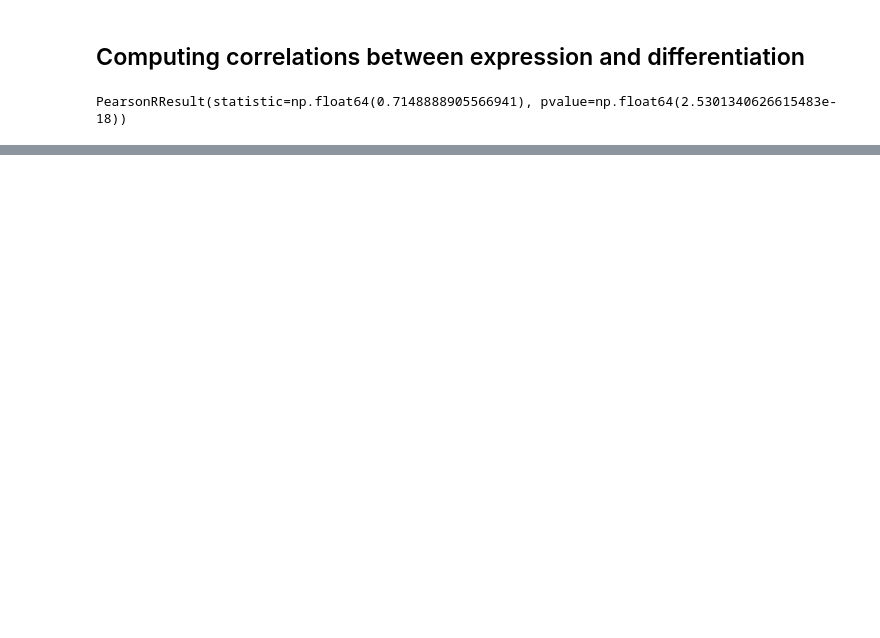
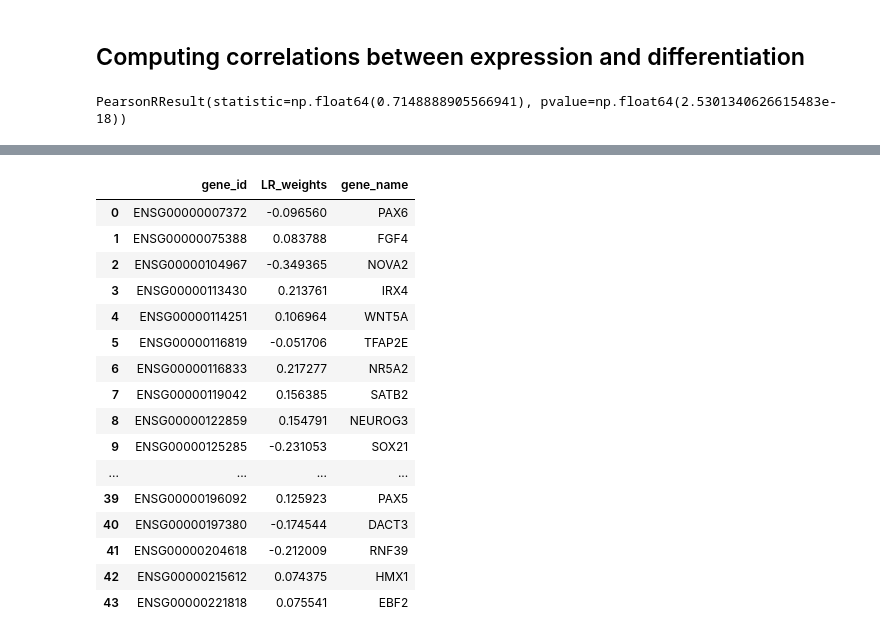
Before and after one commit to AMovillaMiangolarra/hiPSCchromatin-SVM, a Jupyter notebook: Differentiation_prediction/Dopaminergic_differentiation.ipynb, the cells around one changed output, grey strips where cells are left out. Cells and saved outputs as stored; diff of their text form; code cells hidden in the pictures; blank space fills up the shorter version.

```diff
--- a/Differentiation_prediction/Dopaminergic_differentiation.ipynb
+++ b/Differentiation_prediction/Dopaminergic_differentiation.ipynb
@@ -116,10 +86,0 @@ rpipe = pipeline.Pipeline([('scaler', MinMaxScaler()),
-# %%
-#Filtered data
-
-f_tpm_geneid_K27=tpm_geneid_K27[tpm_geneid_K27.columns[fcols]]
-
-Xall=f_tpm_geneid_K27.to_numpy()
-Yall=np.array(assessed_RNA.bin_outc.values, dtype='int')
-
-samplesX = tuple(Xall[:, i] for i in range(Xall.shape[1]))
-samples = samplesX + (Yall,)
@@ -258,9 +218,0 @@ f_tpm_geneid_K27_meta
-# %%
-# Bootstrapping to retain most reliable (meta)features
-
-#Sample prep
-Xall=f_tpm_geneid_K27_meta.to_numpy()
-Yall=np.array(assessed_RNA.bin_outc.values, dtype='int')
-
-samplesX = tuple(Xall[:, i] for i in range(Xall.shape[1]))
-samples_meta = samplesX + (Yall,)
@@ -413,12 +384,38 @@ plt.savefig("Fig7AB.png", format='png', dpi=300)
 # %%
 #Final model to obtain weights of the logistic regression with the entire dataset (creation of SF2).
-#Note that 1) Xall, Yall need to be filtered first (to use only 47 genes)
-# and 2) the logistic regression assumes that outcome=1 is failure to differentiate (success=0)
+#Note that the logistic regression assumes that outcome=1 is failure to differentiate (success=0)
 
-clf=rpipe.fit(Xall, Yall)
-weights=clf['LR'].coef_
-genes=f_tpm_geneid_K27.columns
+pos, neg = stability_l2(Xall, Yall)
+f_pos=pos>0.95
+f_neg=neg>0.95
+f_tot=f_pos+f_neg
+
+X_sel=Xall[:,f_tot]
+
+clf_ss = rpipe.fit(X_sel, Yall)
+weights=clf_ss['LR'].coef_
+genes=tpm_geneid_K27.columns[f_tot]
 
 LR_coeffs=pd.DataFrame(data={'gene_id': genes, 'LR_weights': weights[0]})
 LR_coeffs=pd.merge(LR_coeffs, clusters[['gene_id', 'gene_name']], on="gene_id")
 LR_coeffs.to_csv("Supplementary_File_2.csv")
+# %%
+LR_coeffs
+# %% [output]
+|  | gene_id | LR_weights | gene_name |
+| 0 | ENSG00000007372 | -0.096560 | PAX6 |
+| 1 | ENSG00000075388 | 0.083788 | FGF4 |
+| 2 | ENSG00000104967 | -0.349365 | NOVA2 |
+| 3 | ENSG00000113430 | 0.213761 | IRX4 |
+| 4 | ENSG00000114251 | 0.106964 | WNT5A |
+| 5 | ENSG00000116819 | -0.051706 | TFAP2E |
+| 6 | ENSG00000116833 | 0.217277 | NR5A2 |
+| 7 | ENSG00000119042 | 0.156385 | SATB2 |
+| 8 | ENSG00000122859 | 0.154791 | NEUROG3 |
+| 9 | ENSG00000125285 | -0.231053 | SOX21 |
+| ... | ... | ... | ... |
+| 39 | ENSG00000196092 | 0.125923 | PAX5 |
+| 40 | ENSG00000197380 | -0.174544 | DACT3 |
+| 41 | ENSG00000204618 | -0.212009 | RNF39 |
+| 42 | ENSG00000215612 | 0.074375 | HMX1 |
+| 43 | ENSG00000221818 | 0.075541 | EBF2 |
```
Also changed, not shown: parts of 38 cells of this notebook, 2 other files.
